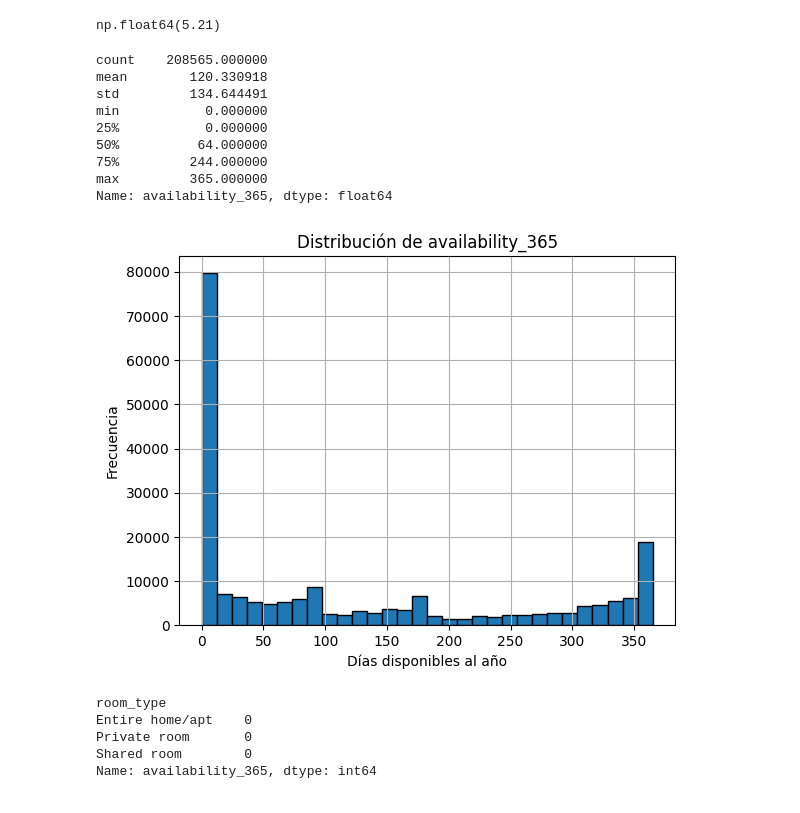
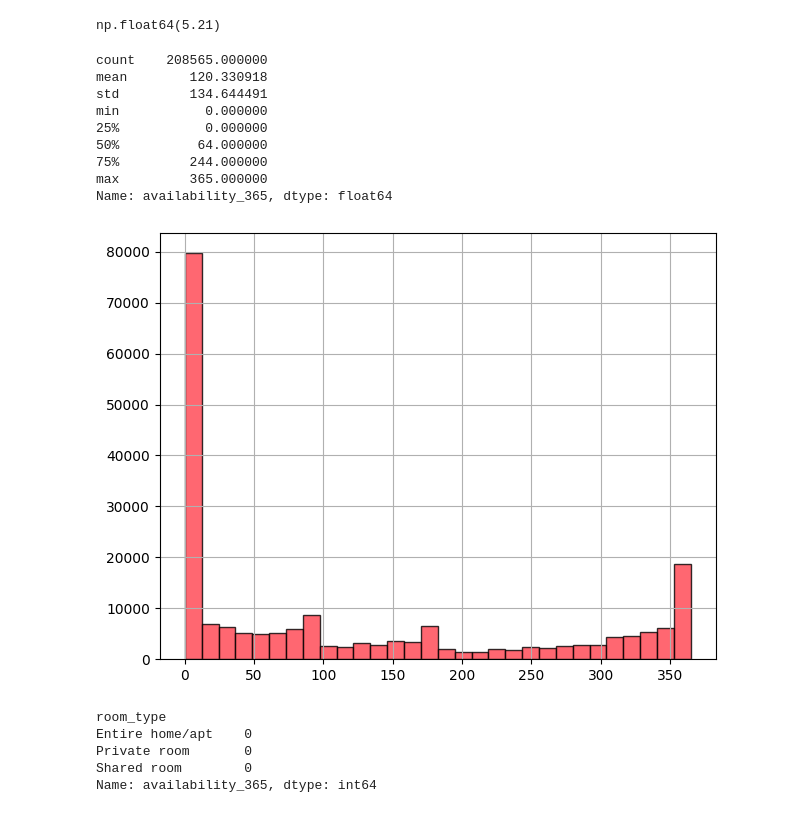
Before and after one commit to Yael-Parra/Airbnb-Analysis, a Jupyter notebook: eda/cleaning.ipynb, the cells around one changed output. Drawn from its saved outputs; the diff is of its cells as text; code cells hidden in the pictures.

```diff
--- a/eda/cleaning.ipynb
+++ b/eda/cleaning.ipynb
@@ -379,3 +399,0 @@ Tokyo: Shibuya Ku, Sumida Ku, Nerima Ku, Setagaya Ku, Arakawa Ku, Shinjuku Ku, M
-# %%
-# Imputing with "Uknown" for neighbourhood_group when it is null
-df_raw_1['neighbourhood_group'] = df_raw_1['neighbourhood_group'].fillna("Unknown")
@@ -382,3 +502,13 @@ df_raw_1['neighbourhood_group'] = df_raw_1['neighbourhood_group'].fillna("Unknow
+# %%
+# Imputing with "Uknown" for neighbourhood_group when it is null
+df_raw_1.loc[:, 'neighbourhood_group'] = df_raw_1['neighbourhood_group'].astype(str).str.strip()
+
+# Replacing empty strings and 'nan' strings with NaN
+df_raw_1.loc[df_raw_1['neighbourhood_group'] == '', 'neighbourhood_group'] = np.nan
+df_raw_1.loc[df_raw_1['neighbourhood_group'].str.lower() == 'nan', 'neighbourhood_group'] = np.nan
+
+# Fill all NaNs with "Unknown"
+df_raw_1.loc[:, 'neighbourhood_group'] = df_raw_1['neighbourhood_group'].fillna("Unknown")
 # %%
 df_raw_1["neighbourhood_group"].isnull().sum()  # 0
 df_raw_1["neighbourhood_group"].unique()
@@ -568,0 +785,21 @@ np.int64(0)
+# %%
+# Comparing presence vs absence of real review dates (incl. 1900-01-01) THIS WILL BE USED TO DECIDE IF WE KEEP THE COLUMN OR NOT (noise vs information)
+df_raw_1['has_real_last_review'] = df_raw_1['last_review'] != pd.to_datetime('1900-01-01')
+
+
+custom_palette = ['#1aa687', '#ff414d']
+plt.figure(figsize=(6, 4))
+sns.countplot(x='has_real_last_review', data=df_raw_1, palette=custom_palette, hue='has_real_last_review', order=[False, True], legend=False)
+
+plt.title('Listings With vs. Without Valid Last Review Dates', color='black', fontsize=16)
+plt.xlabel('Has Valid Last Review', color='black', fontsize=12)
+plt.ylabel('Count', color='black', fontsize=12)
+
+plt.xticks([0, 1], ['No (1900-01-01)', 'Yes'], color='black')
+plt.yticks(color='black')
+
+plt.tight_layout()
+plt.show()
+
+# Approximately 72% is useful data, while 28% is noise (1900-01-01).
+# Deciding to keep the column as it provides useful information about the last review date.
@@ -569,6 +808,6 @@ np.int64(0)
 # %%
 # Eliminating the column "last_review" since it has no useful information after the imputations
-df_raw_1.drop(columns=['last_review'], inplace=True)
+# df_raw_1.drop(columns=['last_review'], inplace=True)
 # %% [markdown]
 ####  <span style="color:#fe5608"> ["availability_365"] </span>
 
@@ -587,23 +826,24 @@ np.float64(5.21)
 # %%
 print(df_raw_1['availability_365'].describe())
 
+custom_palette = ['#ff414d', 'gray', 'lightgray', 'black']
 
-df_raw_1['availability_365'].hist(bins=30, edgecolor='black')
-plt.title('Distribución de availability_365')
-plt.xlabel('Días disponibles al año')
-plt.ylabel('Frecuencia')
+df_raw_1['availability_365'].hist(bins=30, edgecolor='black', color=custom_palette[0], alpha=0.8)
+plt.xticks(color='black')
+plt.yticks(color='black')
+plt.tight_layout()
 plt.show()
 # %% [output]
 count    208565.000000
 mean        120.330918
 std         134.644491
 min           0.000000
 25%           0.000000
 50%          64.000000
 75%         244.000000
 max         365.000000
 Name: availability_365, dtype: float64
-[figure, old version]
+[figure, new version]
 # %%
 # Check unique values in "room_type" column
 df_raw_1['room_type'].nunique() # 4
```
Also changed, not shown: parts of 99 cells of this notebook.
